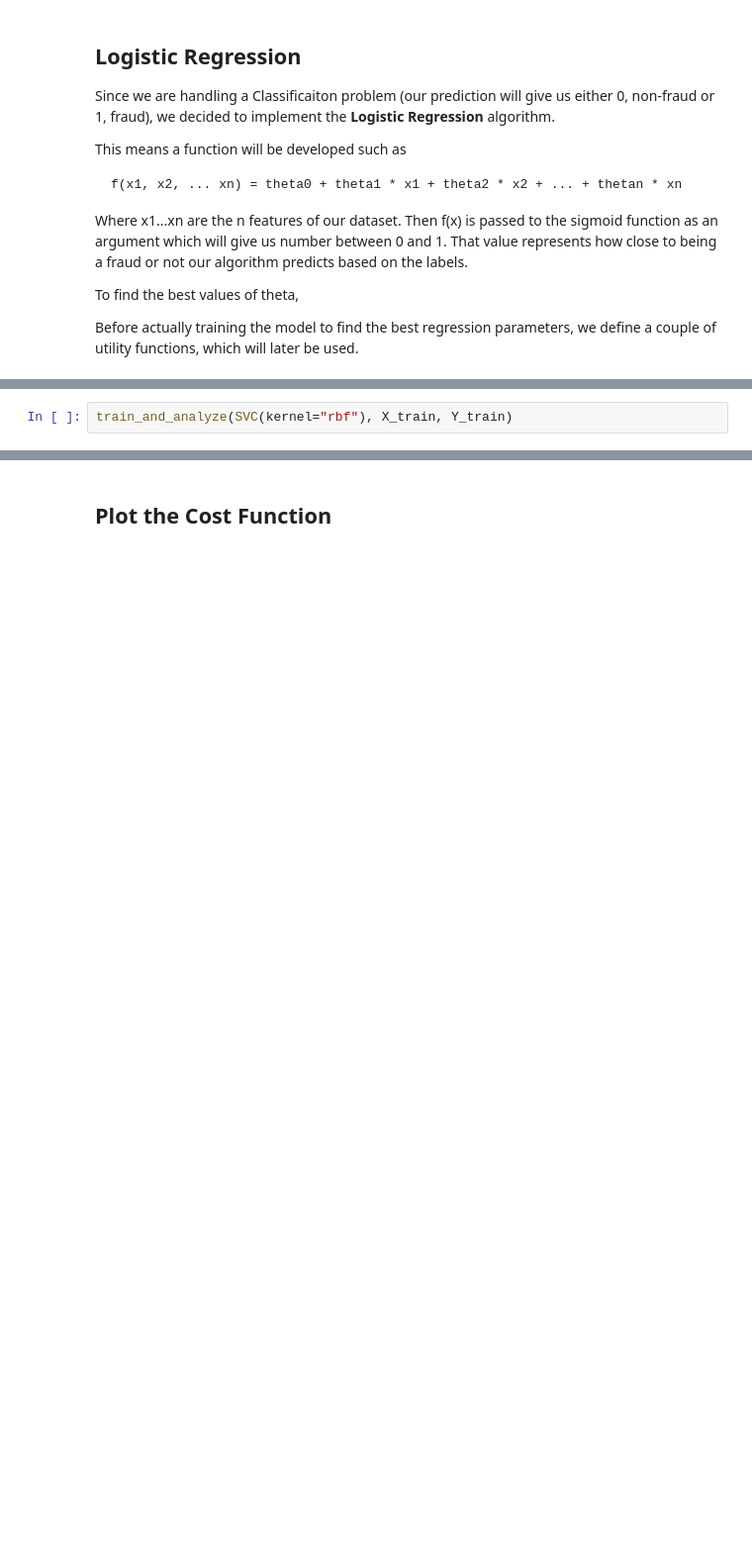
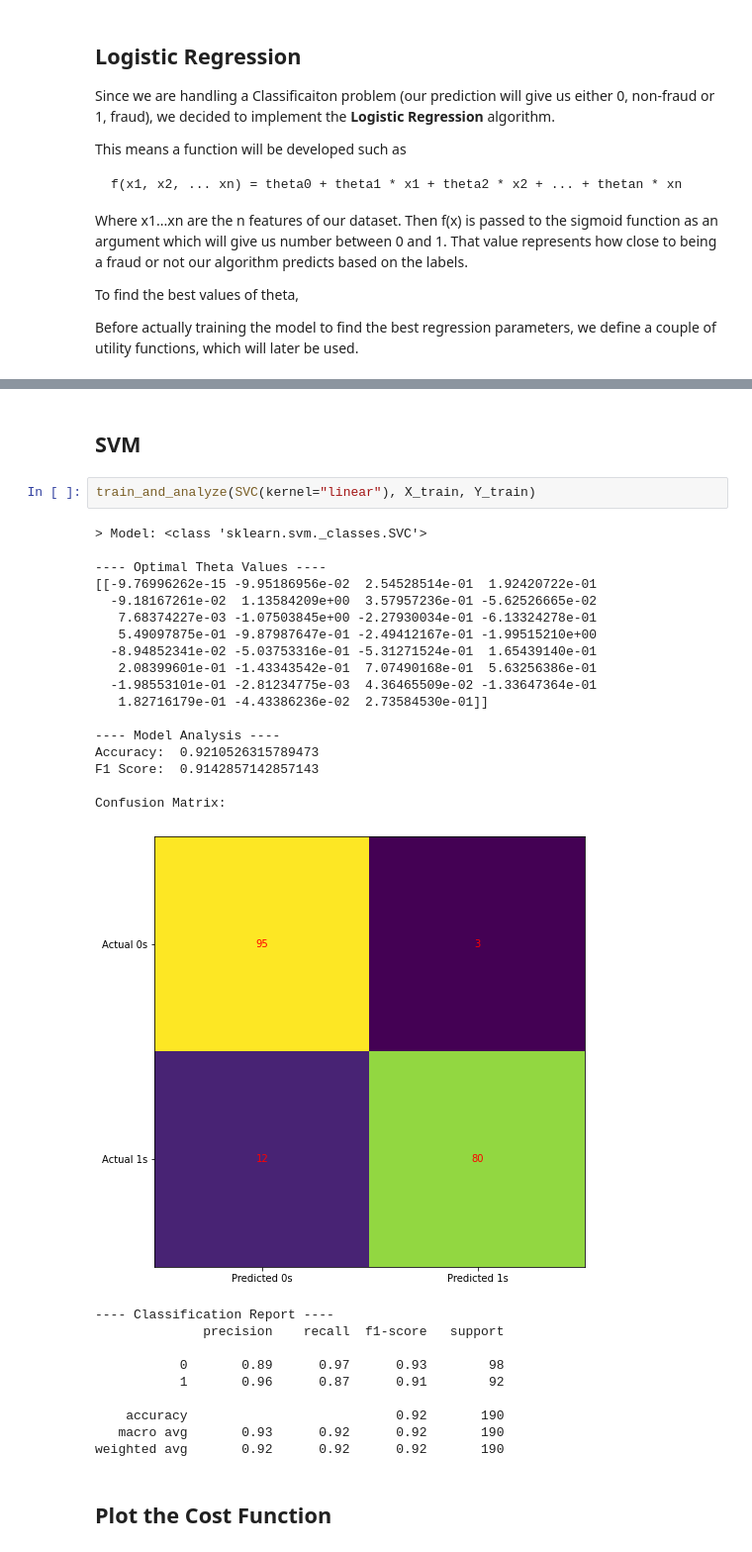
Before and after one commit to VascoRegal/creditcard-fraud-detection, a Jupyter notebook: main.ipynb, the cells around one changed output, grey strips where cells are left out. Shown: that part at 99% size. Drawn from its saved outputs; the diff is of its cells as text; blank space fills up the shorter version.

Commit message:
models

```diff
--- a/main.ipynb
+++ b/main.ipynb
@@ -485,2 +450,0 @@ weighted avg       0.92      0.92      0.92       190
-# %%
-train_and_analyze(SVC(kernel="rbf"), X_train, Y_train)
@@ -528,3 +481,35 @@ print(theta)
+# %% [markdown]
+## SVM
+# %%
+train_and_analyze(SVC(kernel="linear"), X_train, Y_train)
+# %% [output]
+> Model: <class 'sklearn.svm._classes.SVC'>
+
+---- Optimal Theta Values ----
+[[-9.76996262e-15 -9.95186956e-02  2.54528514e-01  1.92420722e-01
+  -9.18167261e-02  1.13584209e+00  3.57957236e-01 -5.62526665e-02
+   7.68374227e-03 -1.07503845e+00 -2.27930034e-01 -6.13324278e-01
+   5.49097875e-01 -9.87987647e-01 -2.49412167e-01 -1.99515210e+00
+  -8.94852341e-02 -5.03753316e-01 -5.31271524e-01  1.65439140e-01
+   2.08399601e-01 -1.43343542e-01  7.07490168e-01  5.63256386e-01
+  -1.98553101e-01 -2.81234775e-03  4.36465509e-02 -1.33647364e-01
+   1.82716179e-01 -4.43386236e-02  2.73584530e-01]]
+
+---- Model Analysis ----
+Accuracy:  0.9210526315789473
+F1 Score:  0.9142857142857143
+
+Confusion Matrix:
+[figure, added]
+---- Classification Report ----
+              precision    recall  f1-score   support
+
+           0       0.89      0.97      0.93        98
+           1       0.96      0.87      0.91        92
+
+    accuracy                           0.92       190
+   macro avg       0.93      0.92      0.92       190
+weighted avg       0.92      0.92      0.92       190
 # %% [markdown]
 ## Plot the Cost Function
 # %%
```
Also changed, not shown: parts of 12 cells of this notebook.
